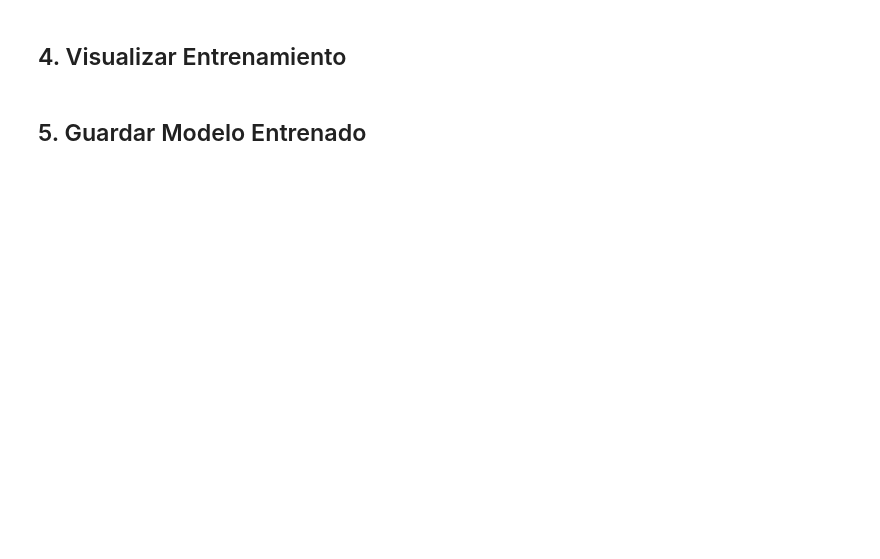
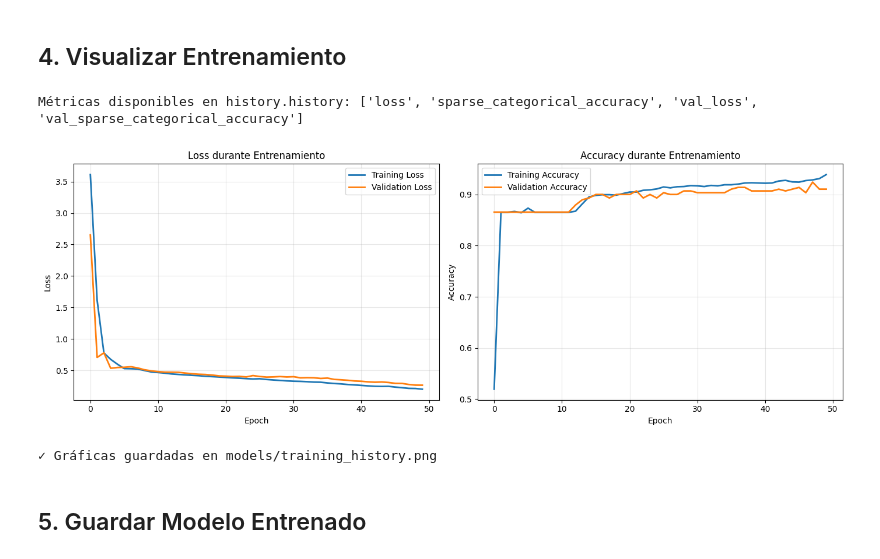
Before and after one commit to Honorio-Morales/rnn, a Jupyter notebook: notebooks/02_model_training.ipynb, the cells around one changed output. Cells and saved outputs as stored; diff of their text form; code cells hidden in the pictures; blank space fills up the shorter version.

Commit message:
fase de entrenamiento

```diff
--- a/notebooks/02_model_training.ipynb
+++ b/notebooks/02_model_training.ipynb
@@ -40,8 +56,18 @@ y_train = np.load(splits_path / 'y_train.npy')
 X_val = np.load(splits_path / 'X_val.npy')
 y_val = np.load(splits_path / 'y_val.npy')
 
+# Teacher forcing: usar la secuencia destino desplazada
+# decoder_input = tokens de entrada del decoder
+# decoder_target = token esperado en el siguiente paso
+decoder_input_train = y_train[:, :-1]
+decoder_target_train = y_train[:, 1:]
+decoder_input_val = y_val[:, :-1]
+decoder_target_val = y_val[:, 1:]
+
 print(f"X_train: {X_train.shape}, y_train: {y_train.shape}")
 print(f"X_val: {X_val.shape}, y_val: {y_val.shape}")
+print(f"decoder_input_train: {decoder_input_train.shape}, decoder_target_train: {decoder_target_train.shape}")
+print(f"decoder_input_val: {decoder_input_val.shape}, decoder_target_val: {decoder_target_val.shape}")
 
 # Cargar vocabularios
 with open(processed_path / 'vocab_spanish.json', 'r') as f:
@@ -72,10 +122,11 @@ early_stop = tf.keras.callbacks.EarlyStopping(
 # Entrenar
 print("Iniciando entrenamiento...")
 history = model.fit(
-    (X_train, y_train), y_train,
+    (X_train, decoder_input_train),
+    decoder_target_train,
     batch_size=32,
     epochs=50,
-    validation_data=((X_val, y_val), y_val),
+    validation_data=((X_val, decoder_input_val), decoder_target_val),
     callbacks=[early_stop],
     verbose=1
 )
@@ -84,31 +156,51 @@ print("✓ Entrenamiento completado")
 # %% [markdown]
 ## 4. Visualizar Entrenamiento
 # %%
-fig, axes = plt.subplots(1, 2, figsize=(14, 4))
+# Crear figura y ejes
+fig, axes = plt.subplots(1, 2, figsize=(14, 5))
+
+# Detectar qué métrica de accuracy está disponible
+acc_key = None
+val_acc_key = None
+for key in history.history.keys():
+    if 'accuracy' in key and 'val_' not in key:
+        acc_key = key
+    if 'accuracy' in key and 'val_' in key:
+        val_acc_key = key
+
+print(f"Métricas disponibles en history.history: {list(history.history.keys())}")
 
 # Loss
 axes[0].plot(history.history['loss'], label='Training Loss', linewidth=2)
 axes[0].plot(history.history['val_loss'], label='Validation Loss', linewidth=2)
 axes[0].set_xlabel('Epoch')
 axes[0].set_ylabel('Loss')
 axes[0].set_title('Loss durante Entrenamiento')
 axes[0].legend()
 axes[0].grid(True, alpha=0.3)
 
 # Accuracy
-axes[1].plot(history.history['accuracy'], label='Training Accuracy', linewidth=2)
-axes[1].plot(history.history['val_accuracy'], label='Validation Accuracy', linewidth=2)
-axes[1].set_xlabel('Epoch')
-axes[1].set_ylabel('Accuracy')
-axes[1].set_title('Accuracy durante Entrenamiento')
-axes[1].legend()
-axes[1].grid(True, alpha=0.3)
+if acc_key is not None and val_acc_key is not None:
+    axes[1].plot(history.history[acc_key], label='Training Accuracy', linewidth=2)
+    axes[1].plot(history.history[val_acc_key], label='Validation Accuracy', linewidth=2)
+    axes[1].set_xlabel('Epoch')
+    axes[1].set_ylabel('Accuracy')
+    axes[1].set_title('Accuracy durante Entrenamiento')
+    axes[1].legend()
+    axes[1].grid(True, alpha=0.3)
+else:
+    axes[1].axis('off')
+    axes[1].text(0.5, 0.5, 'Métrica de Accuracy no disponible en history.history', ha='center', va='center')
 
 plt.tight_layout()
 plt.savefig(models_path / 'training_history.png', dpi=150)
 plt.show()
 
 print("✓ Gráficas guardadas en models/training_history.png")
+# %% [output]
+Métricas disponibles en history.history: ['loss', 'sparse_categorical_accuracy', 'val_loss', 'val_sparse_categorical_accuracy']
+[figure, added]
+✓ Gráficas guardadas en models/training_history.png
 # %% [markdown]
 ## 5. Guardar Modelo Entrenado
 # %%
```
Also changed, not shown: parts of 5 cells of this notebook, 3 other files.
